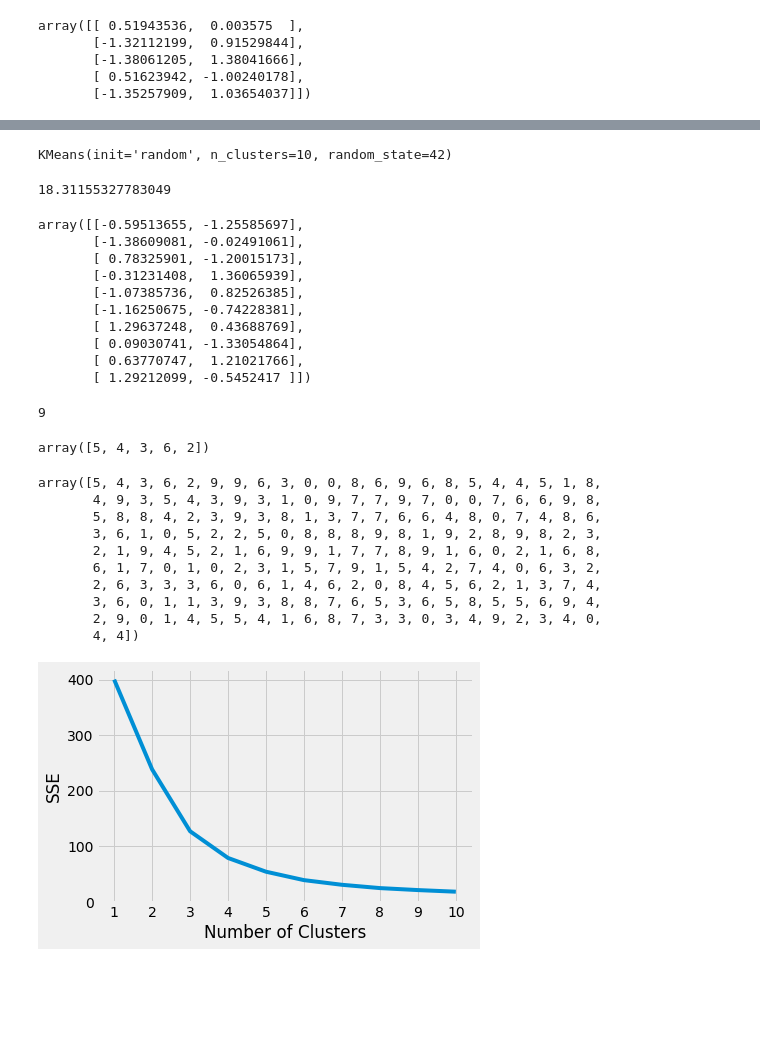
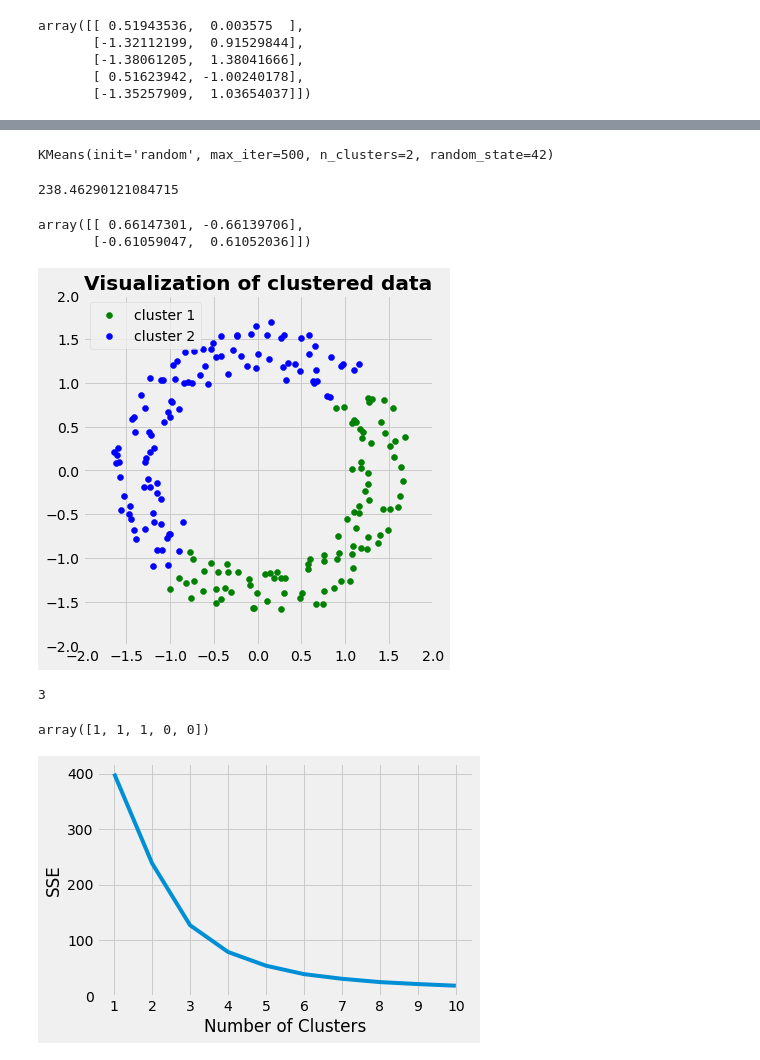
Before and after one commit to codyvi/ML-Homeworks, a Jupyter notebook: 06-K-Means/K-Means.ipynb, the cells around one changed output, grey strips where cells are left out. Cells and saved outputs as stored; diff of their text form; code cells hidden in the pictures; blank space fills up the shorter version.

```diff
--- a/06-K-Means/K-Means.ipynb
+++ b/06-K-Means/K-Means.ipynb
@@ -326,0 +147,3 @@ ax.add_artist(legend1)
+# %%
+scaler = StandardScaler()
+scaled_features = scaler.fit_transform(circles)
@@ -327,23 +172,15 @@ ax.add_artist(legend1)
 # %%
 kmeans.fit(scaled_features)
 # %% [output]
-KMeans(init='random', n_clusters=10, random_state=42)
+KMeans(init='random', max_iter=500, n_clusters=2, random_state=42)
 # %%
  # The lowest SSE value
 kmeans.inertia_
 # %% [output]
-18.31155327783049
+238.46290121084715
 # %%
 # Final locations of the centroid
 kmeans.cluster_centers_
 # %% [output]
-array([[-0.59513655, -1.25585697],
-       [-1.38609081, -0.02491061],
-       [ 0.78325901, -1.20015173],
-       [-0.31231408,  1.36065939],
-       [-1.07385736,  0.82526385],
-       [-1.16250675, -0.74228381],
-       [ 1.29637248,  0.43688769],
-       [ 0.09030741, -1.33054864],
-       [ 0.63770747,  1.21021766],
-       [ 1.29212099, -0.5452417 ]])
+array([[ 0.66147301, -0.66139706],
+       [-0.61059047,  0.61052036]])
@@ -350,24 +189,24 @@ array([[-0.59513655, -1.25585697],
+# %%
+fig, ax = plt.subplots(figsize=(6, 6))
+plt.scatter(scaled_features[kmeans.labels_ == 0, 0], scaled_features[kmeans.labels_ == 0, 1],
+            c='green', label='cluster 1')
+plt.scatter(scaled_features[kmeans.labels_ == 1, 0], scaled_features[kmeans.labels_ == 1, 1],
+            c='blue', label='cluster 2')
+plt.legend()
+plt.xlim([-2, 2])
+plt.ylim([-2, 2])
+plt.title('Visualization of clustered data', fontweight='bold')
+ax.set_aspect('equal');
+# %% [output]
+[figure, added]
 # %%
 kmeans.n_iter_
 # %% [output]
-9
+3
 # %%
 kmeans.labels_[:5]
 # %% [output]
-array([5, 4, 3, 6, 2])
+array([1, 1, 1, 0, 0])
-# %%
-kmeans.labels_
-# %% [output]
-array([5, 4, 3, 6, 2, 9, 9, 6, 3, 0, 0, 8, 6, 9, 6, 8, 5, 4, 4, 5, 1, 8,
-       4, 9, 3, 5, 4, 3, 9, 3, 1, 0, 9, 7, 7, 9, 7, 0, 0, 7, 6, 6, 9, 8,
-       5, 8, 8, 4, 2, 3, 9, 3, 8, 1, 3, 7, 7, 6, 6, 4, 8, 0, 7, 4, 8, 6,
-       3, 6, 1, 0, 5, 2, 2, 5, 0, 8, 8, 8, 9, 8, 1, 9, 2, 8, 9, 8, 2, 3,
-       2, 1, 9, 4, 5, 2, 1, 6, 9, 9, 1, 7, 7, 8, 9, 1, 6, 0, 2, 1, 6, 8,
-       6, 1, 7, 0, 1, 0, 2, 3, 1, 5, 7, 9, 1, 5, 4, 2, 7, 4, 0, 6, 3, 2,
-       2, 6, 3, 3, 3, 6, 0, 6, 1, 4, 6, 2, 0, 8, 4, 5, 6, 2, 1, 3, 7, 4,
-       3, 6, 0, 1, 1, 3, 9, 3, 8, 8, 7, 6, 5, 3, 6, 5, 8, 5, 5, 6, 9, 4,
-       2, 9, 0, 1, 4, 5, 5, 4, 1, 6, 8, 7, 3, 3, 0, 3, 4, 9, 2, 3, 4, 0,
-       4, 4])
 # %%
 kmeans_kwargs = {
        "init": "random",
```
Also changed, not shown: parts of 77 cells of this notebook.
